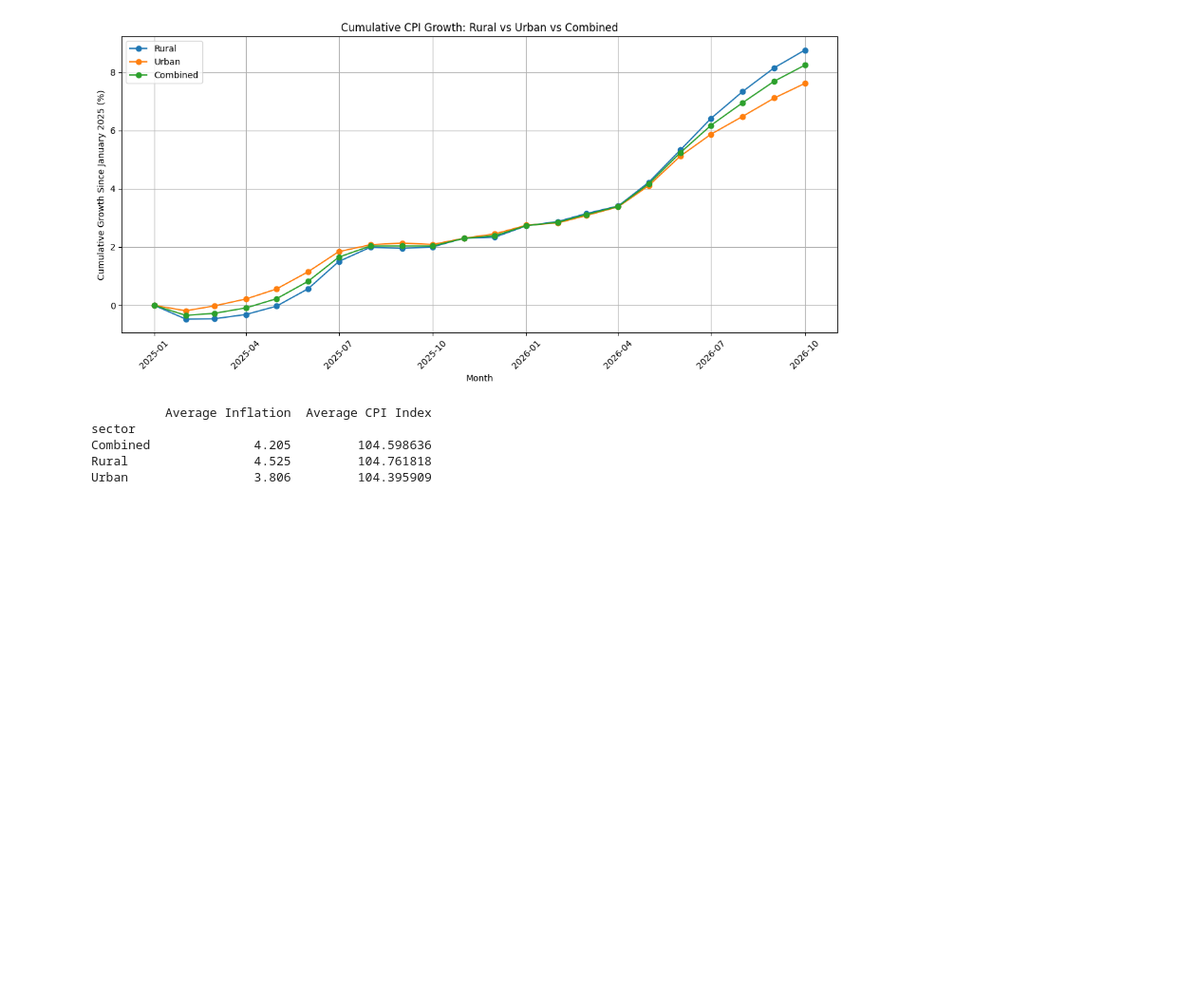
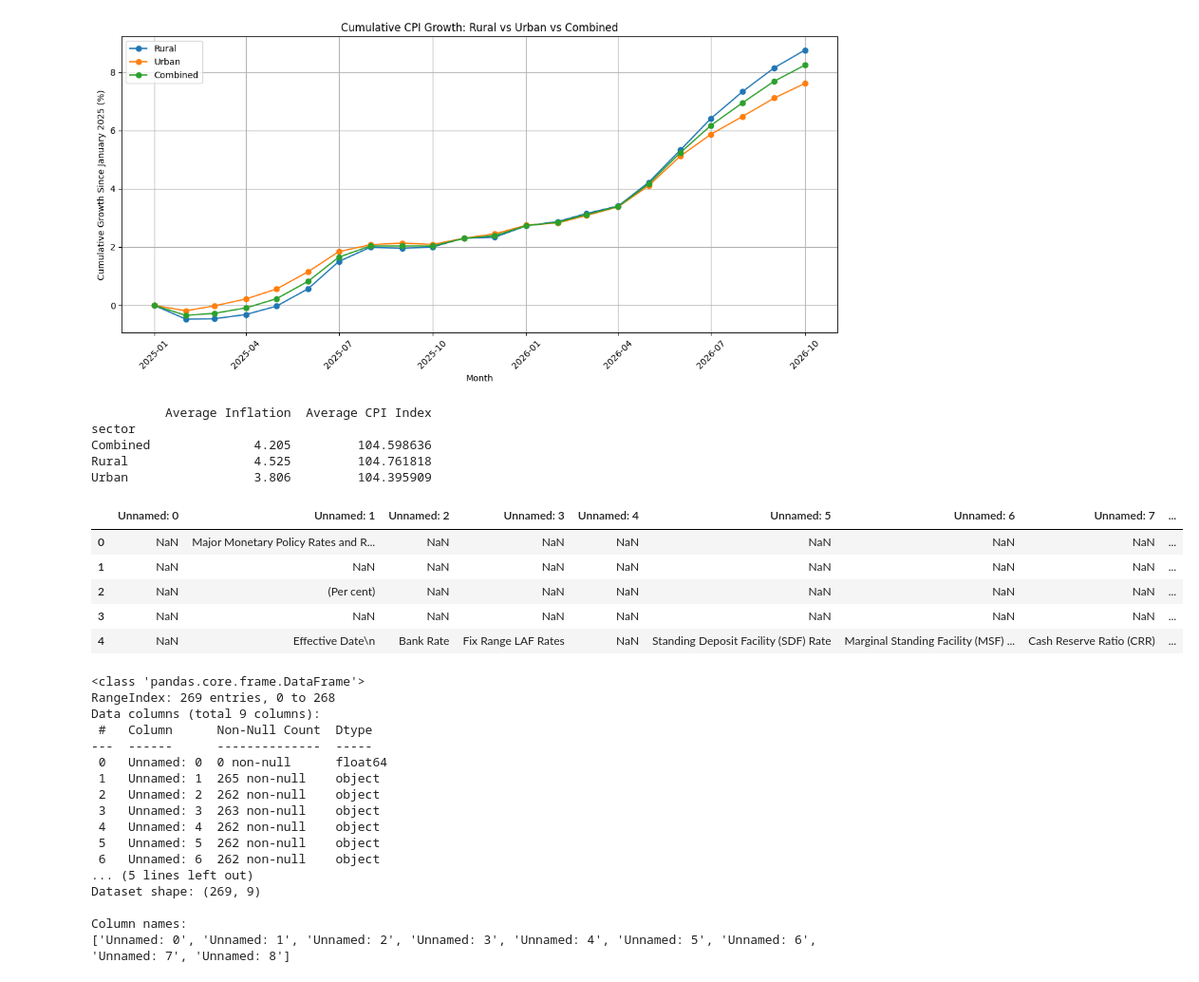
Before and after one commit to alwinbshaji/indian-economic-data-analysis-inflation-forecasting, a Jupyter notebook: Data_collection.ipynb, the cells around one changed output. Shown at 95% size. Saved outputs shown, nothing was run; the diff lists cells and outputs as text; code cells hidden in the pictures; blank space fills up the shorter version.

```diff
--- a/Data_collection.ipynb
+++ b/Data_collection.ipynb
@@ -1401,3 +1401,46 @@ sector
 Combined              4.205         104.598636
 Rural                 4.525         104.761818
 Urban                 3.806         104.395909
+# %%
+# Load RBI policy rate dataset
+
+rbi_data = pd.read_excel(
+    '/content/drive/MyDrive/Project/rbipolicy_rates.xlsx'
+)
+
+# Display first 5 rows
+display(rbi_data.head())
+
+# Check dataset information
+print(rbi_data.info())
+
+# Check dataset shape
+print("Dataset shape:", rbi_data.shape)
+
+# Check column names
+print("\nColumn names:")
+print(rbi_data.columns.tolist())
+# %% [output]
+|  | Unnamed: 0 | Unnamed: 1 | Unnamed: 2 | Unnamed: 3 | Unnamed: 4 | Unnamed: 5 | Unnamed: 6 | Unnamed: 7 | ... |
+| 0 | NaN | Major Monetary Policy Rates and R... | NaN | NaN | NaN | NaN | NaN | NaN | ... |
+| 1 | NaN | NaN | NaN | NaN | NaN | NaN | NaN | NaN | ... |
+| 2 | NaN | (Per cent) | NaN | NaN | NaN | NaN | NaN | NaN | ... |
+| 3 | NaN | NaN | NaN | NaN | NaN | NaN | NaN | NaN | ... |
+| 4 | NaN | Effective Date\n | Bank Rate | Fix Range LAF Rates | NaN | Standing Deposit Facility (SDF) Rate | Marginal Standing Facility (MSF) ... | Cash Reserve Ratio (CRR) | ... |
+<class 'pandas.core.frame.DataFrame'>
+RangeIndex: 269 entries, 0 to 268
+Data columns (total 9 columns):
+ #   Column      Non-Null Count  Dtype
+---  ------      --------------  -----
+ 0   Unnamed: 0  0 non-null      float64
+ 1   Unnamed: 1  265 non-null    object
+ 2   Unnamed: 2  262 non-null    object
+ 3   Unnamed: 3  263 non-null    object
+ 4   Unnamed: 4  262 non-null    object
+ 5   Unnamed: 5  262 non-null    object
+ 6   Unnamed: 6  262 non-null    object
+... (5 lines left out)
+Dataset shape: (269, 9)
+
+Column names:
+['Unnamed: 0', 'Unnamed: 1', 'Unnamed: 2', 'Unnamed: 3', 'Unnamed: 4', 'Unnamed: 5', 'Unnamed: 6', 'Unnamed: 7', 'Unnamed: 8']
```
Also changed, not shown: parts of 2 cells of this notebook.
